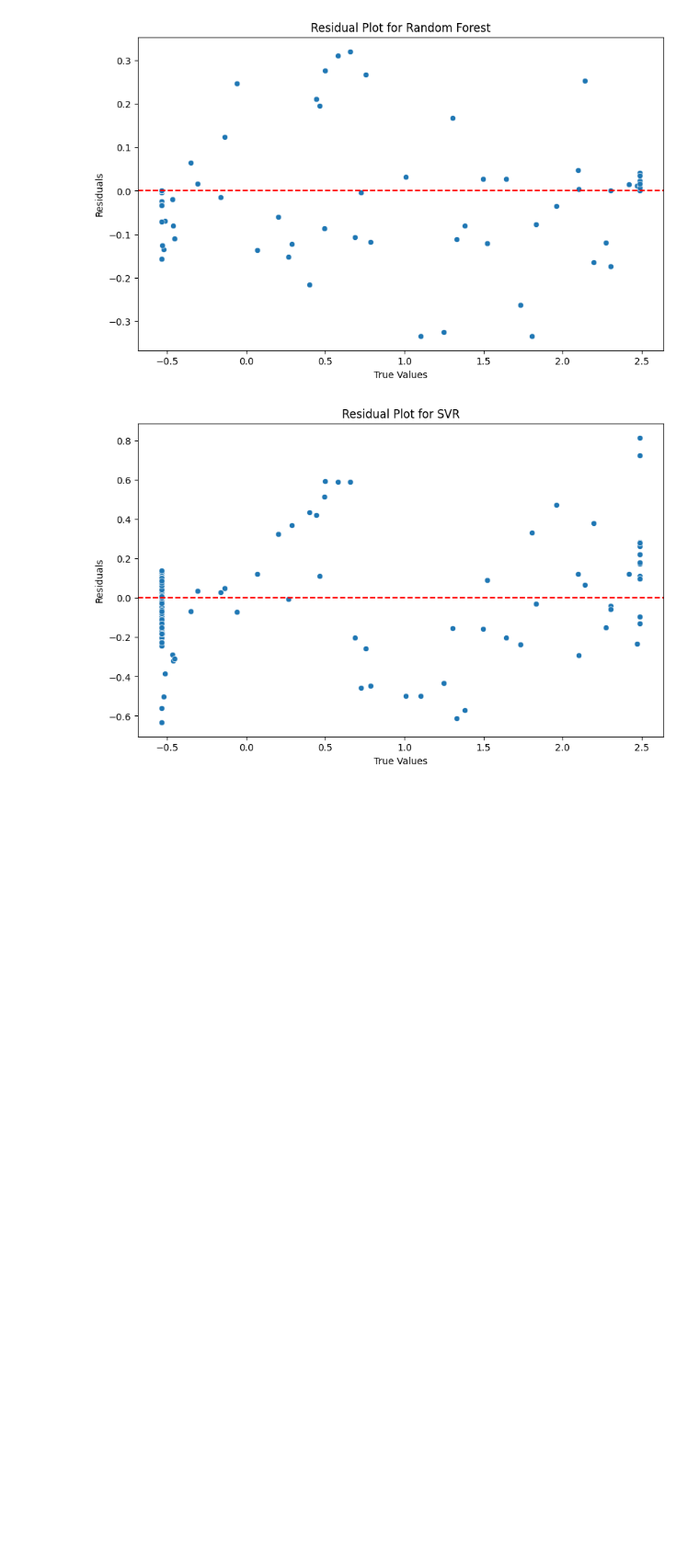
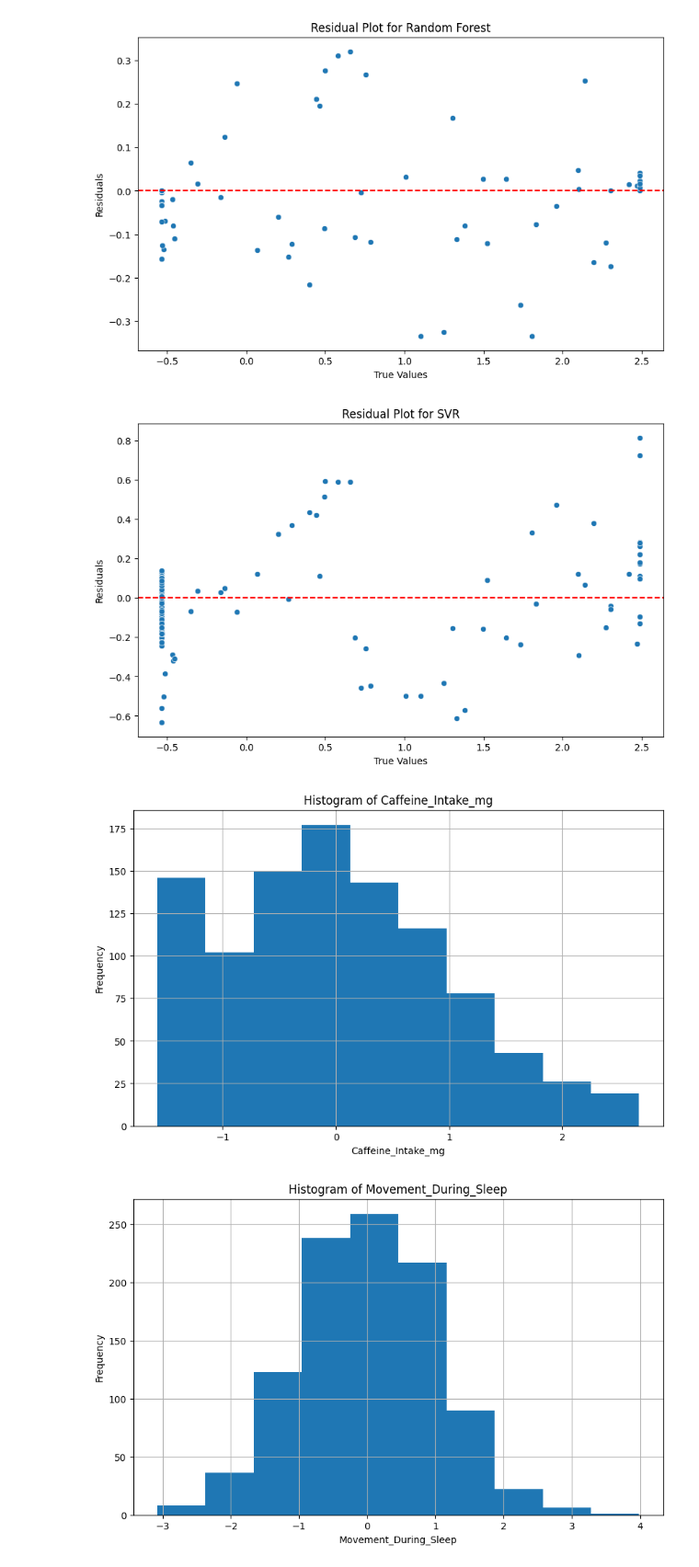
Before and after one commit to Gracing47/digethic_sleep_quality_project, a Jupyter notebook: notebooks/Model_training.ipynb, the cells around one changed output. Shown: that part at 92% size. Cells and saved outputs as stored; diff of their text form; code cells hidden in the pictures; blank space fills up the shorter version.

```diff
--- a/notebooks/Model_training.ipynb
+++ b/notebooks/Model_training.ipynb
@@ -131,3 +131,16 @@ for name, model in models.items():
 [figure]
 [figure]
 [figure]
+# %%
+import matplotlib.pyplot as plt
+
+for column in df_imputed.columns:
+    plt.figure(figsize=(10, 6))
+    df_imputed[column].hist()
+    plt.title(f'Histogram of {column}')
+    plt.xlabel(column)
+    plt.ylabel('Frequency')
+    plt.show()
+# %% [output]
+[figure, added]
+[figure, added]
```
Also changed, not shown: parts of 3 cells of this notebook, 5 other files.
